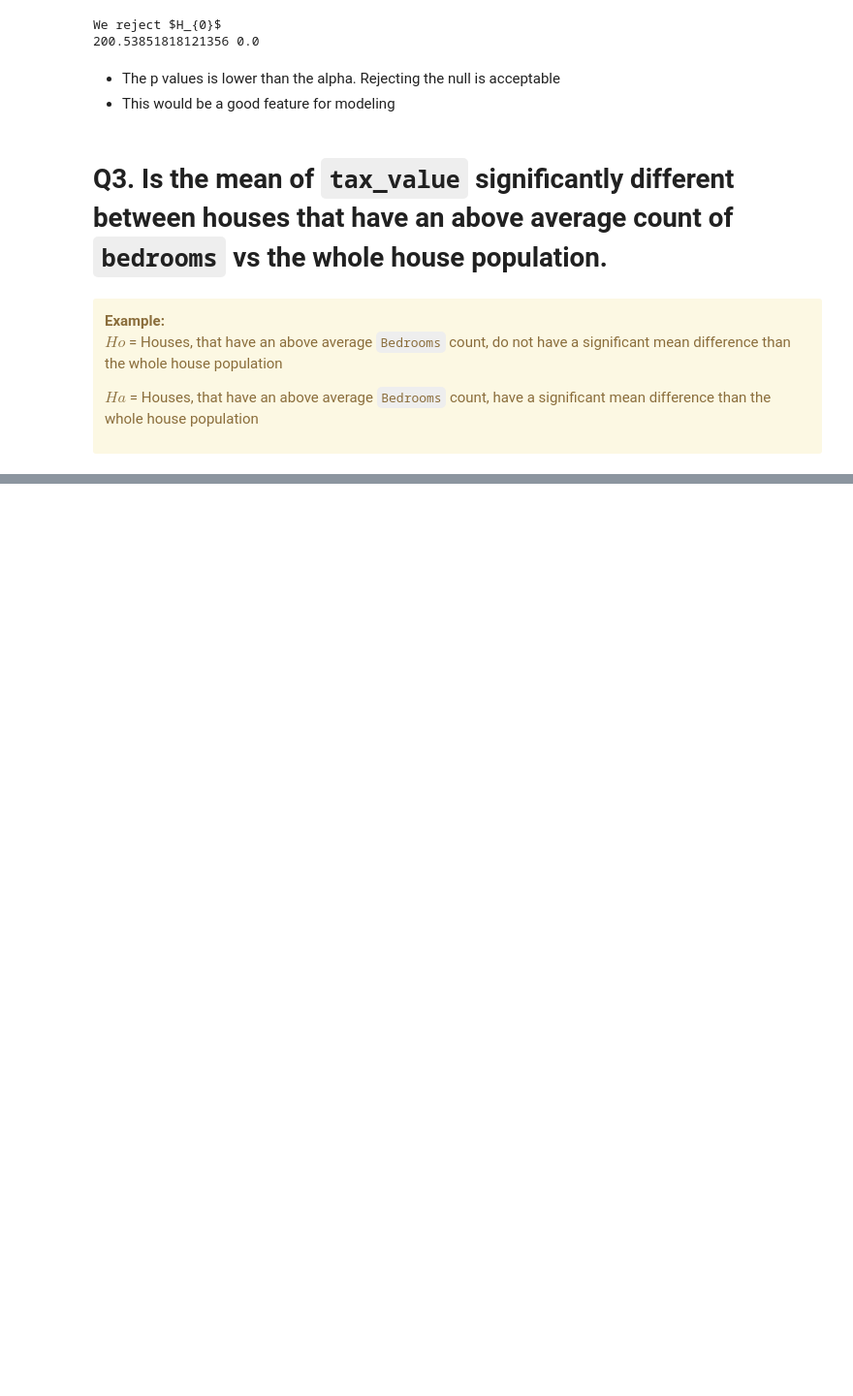
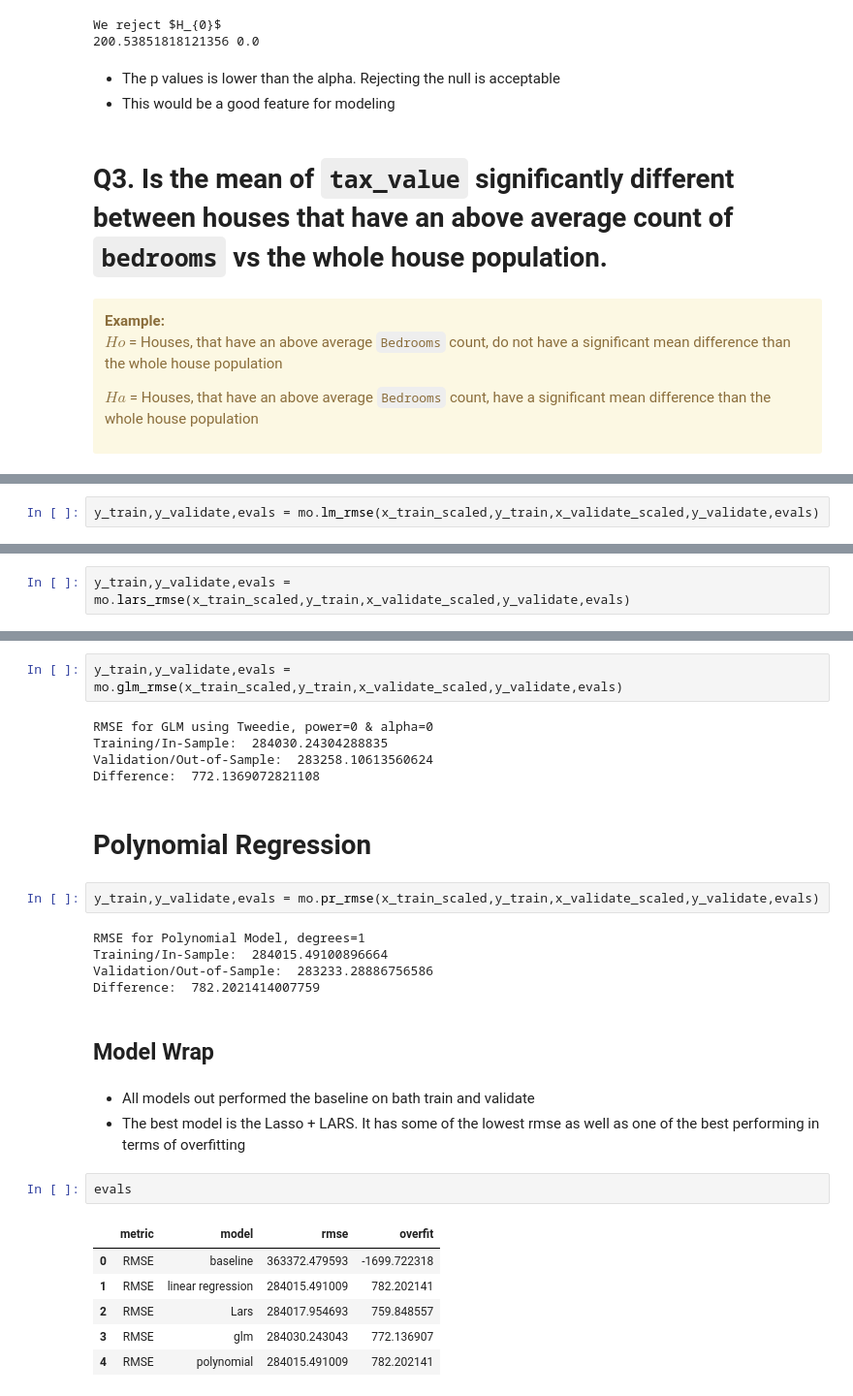
Before and after one commit to brandontnavarrete/estimating-home-value, a Jupyter notebook: final_notebook.ipynb, the cells around one changed output, grey strips where cells are left out. Shown at 97% size. Saved outputs shown, nothing was run; the diff lists cells and outputs as text; blank space fills up the shorter version.

```diff
--- a/final_notebook.ipynb
+++ b/final_notebook.ipynb
@@ -246,0 +222,2 @@ Difference:  772.1369072821108
+# %%
+y_train,y_validate,evals = mo.lm_rmse(x_train_scaled,y_train,x_validate_scaled,y_validate,evals)
@@ -246,0 +231,2 @@ Difference:  772.1369072821108
+# %%
+y_train,y_validate,evals = mo.lars_rmse(x_train_scaled,y_train,x_validate_scaled,y_validate,evals)
@@ -246,0 +240,30 @@ Difference:  772.1369072821108
+# %%
+y_train,y_validate,evals = mo.glm_rmse(x_train_scaled,y_train,x_validate_scaled,y_validate,evals)
+# %% [output]
+RMSE for GLM using Tweedie, power=0 & alpha=0
+Training/In-Sample:  284030.24304288835
+Validation/Out-of-Sample:  283258.10613560624
+Difference:  772.1369072821108
+# %% [markdown]
+# Polynomial Regression
+# %%
+y_train,y_validate,evals = mo.pr_rmse(x_train_scaled,y_train,x_validate_scaled,y_validate,evals)
+# %% [output]
+RMSE for Polynomial Model, degrees=1
+Training/In-Sample:  284015.49100896664
+Validation/Out-of-Sample:  283233.28886756586
+Difference:  782.2021414007759
+# %% [markdown]
+## Model Wrap
+# %% [markdown]
+* All models out performed the baseline on bath train and validate
+* The best model is the Lasso + LARS. It has some of the lowest rmse as well as one of the best performing in terms of overfitting
+# %%
+evals
+# %% [output]
+|  | metric | model | rmse | overfit |
+| 0 | RMSE | baseline | 363372.479593 | -1699.722318 |
+| 1 | RMSE | linear regression | 284015.491009 | 782.202141 |
+| 2 | RMSE | Lars | 284017.954693 | 759.848557 |
+| 3 | RMSE | glm | 284030.243043 | 772.136907 |
+| 4 | RMSE | polynomial | 284015.491009 | 782.202141 |
```
Also changed, not shown: parts of 43 cells of this notebook, 1 other file.
